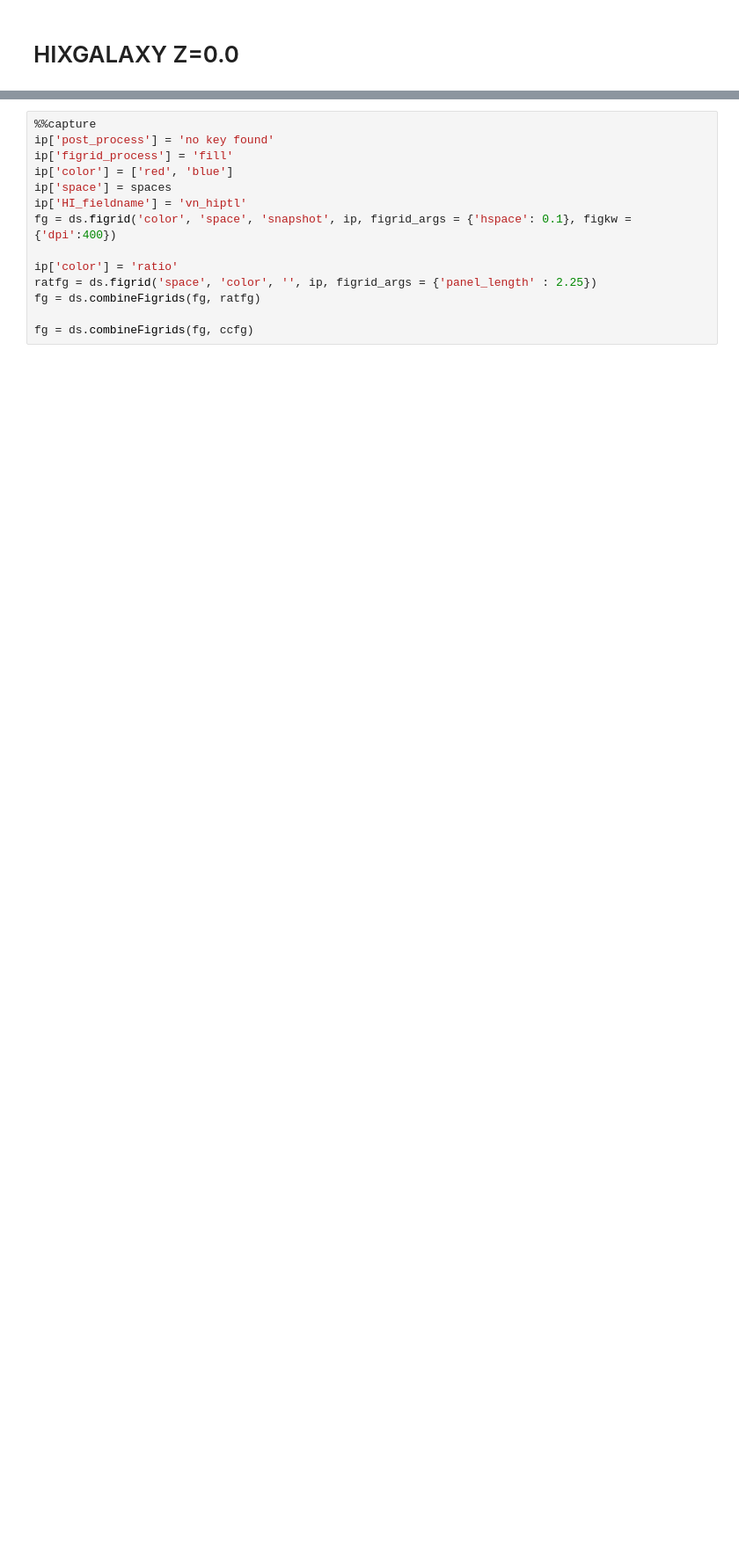
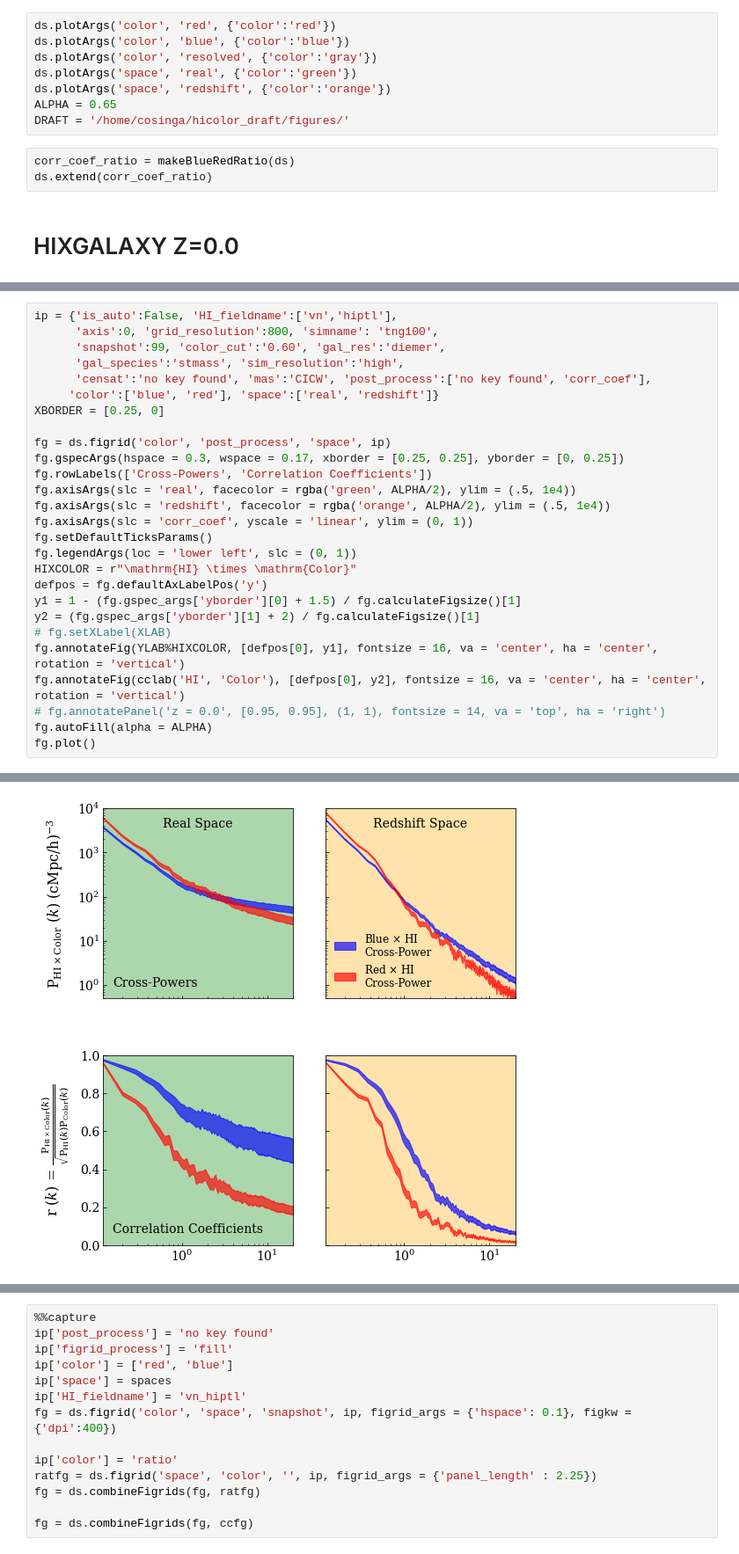
Before and after one commit to calvinosinga/hcolor, a Jupyter notebook: fig_md_analysis/redvsblue/redvblue.ipynb, the cells around one changed output, grey strips where cells are left out. Shown at 88% size. Cells and saved outputs as stored; diff of their text form; blank space fills up the shorter version.

```diff
--- a/fig_md_analysis/redvsblue/redvblue.ipynb
+++ b/fig_md_analysis/redvsblue/redvblue.ipynb
@@ -46,4 +105,15 @@ ds.plotArgs('space', 'redshift', {'color':'orange'})
 # %% [output]
 ['path', 'result_runtime', 'is_auto', 'box', 'simname', 'sim_resolution', 'num_part', 'grid_resolution', 'snapshot', 'redshift', 'axis', 'fieldname', 'is_hydrogen', 'is_atomic', 'is_molecular', 'is_pa ...
+# %%
+ds.plotArgs('color', 'red', {'color':'red'})
+ds.plotArgs('color', 'blue', {'color':'blue'})
+ds.plotArgs('color', 'resolved', {'color':'gray'})
+ds.plotArgs('space', 'real', {'color':'green'})
+ds.plotArgs('space', 'redshift', {'color':'orange'})
+ALPHA = 0.65
+DRAFT = '/home/cosinga/hicolor_draft/figures/'
+# %%
+corr_coef_ratio = makeBlueRedRatio(ds)
+ds.extend(corr_coef_ratio)
 # %% [markdown]
 # HIXGALAXY Z=0.0
@@ -79,0 +120,28 @@ for s in range(len(spaces)):
+# %%
+ip = {'is_auto':False, 'HI_fieldname':['vn','hiptl'],
+      'axis':0, 'grid_resolution':800, 'simname': 'tng100',
+      'snapshot':99, 'color_cut':'0.60', 'gal_res':'diemer',
+      'gal_species':'stmass', 'sim_resolution':'high',
+      'censat':'no key found', 'mas':'CICW', 'post_process':['no key found', 'corr_coef'],
+     'color':['blue', 'red'], 'space':['real', 'redshift']}
+XBORDER = [0.25, 0]
+
+fg = ds.figrid('color', 'post_process', 'space', ip)
+fg.gspecArgs(hspace = 0.3, wspace = 0.17, xborder = [0.25, 0.25], yborder = [0, 0.25])
+fg.rowLabels(['Cross-Powers', 'Correlation Coefficients'])
+fg.axisArgs(slc = 'real', facecolor = rgba('green', ALPHA/2), ylim = (.5, 1e4))
+fg.axisArgs(slc = 'redshift', facecolor = rgba('orange', ALPHA/2), ylim = (.5, 1e4))
+fg.axisArgs(slc = 'corr_coef', yscale = 'linear', ylim = (0, 1))
+fg.setDefaultTicksParams()
+fg.legendArgs(loc = 'lower left', slc = (0, 1))
+HIXCOLOR = r"\mathrm{HI} \times \mathrm{Color}"
+defpos = fg.defaultAxLabelPos('y')
+y1 = 1 - (fg.gspec_args['yborder'][0] + 1.5) / fg.calculateFigsize()[1]
+y2 = (fg.gspec_args['yborder'][1] + 2) / fg.calculateFigsize()[1]
+# fg.setXLabel(XLAB)
+fg.annotateFig(YLAB%HIXCOLOR, [defpos[0], y1], fontsize = 16, va = 'center', ha = 'center', rotation = 'vertical')
+fg.annotateFig(cclab('HI', 'Color'), [defpos[0], y2], fontsize = 16, va = 'center', ha = 'center', rotation = 'vertical')
+# fg.annotatePanel('z = 0.0', [0.95, 0.95], (1, 1), fontsize = 14, va = 'top', ha = 'right')
+fg.autoFill(alpha = ALPHA)
+fg.plot()
+# %% [output]
@@ -79,0 +150 @@ for s in range(len(spaces)):
+[figure, added]
```
Also changed, not shown: parts of 10 cells of this notebook, 11 other files.
